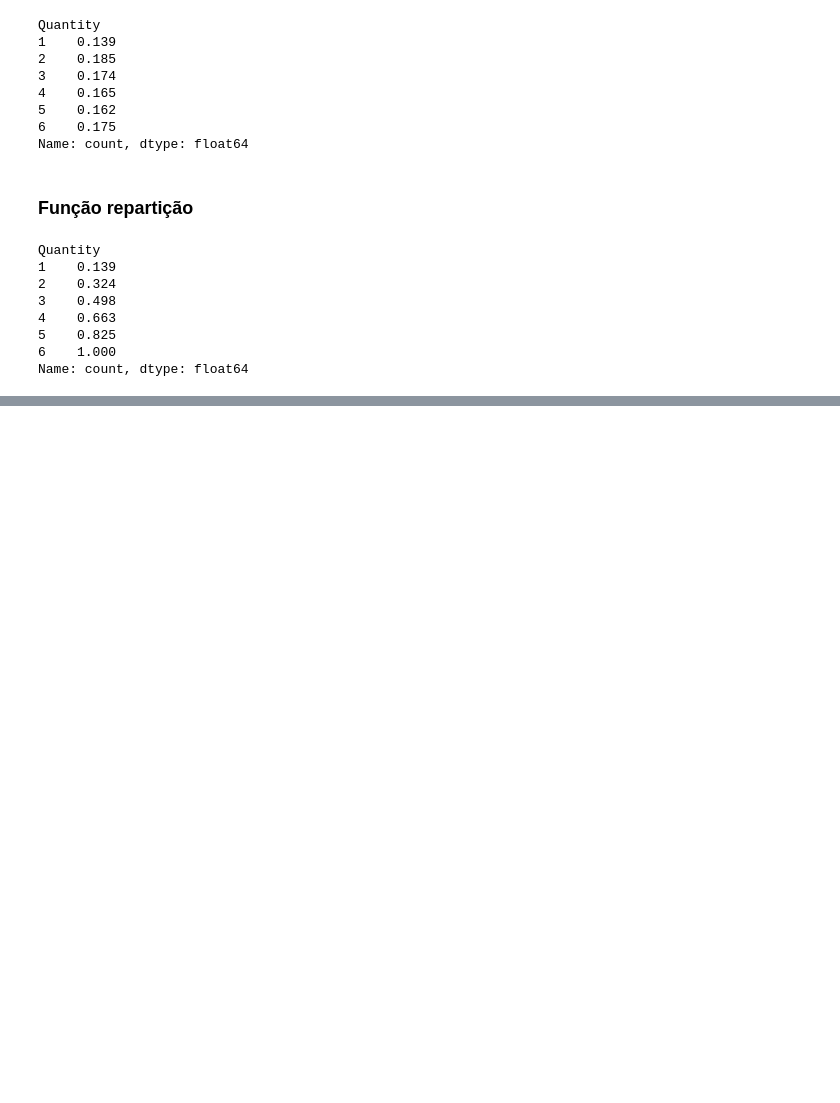
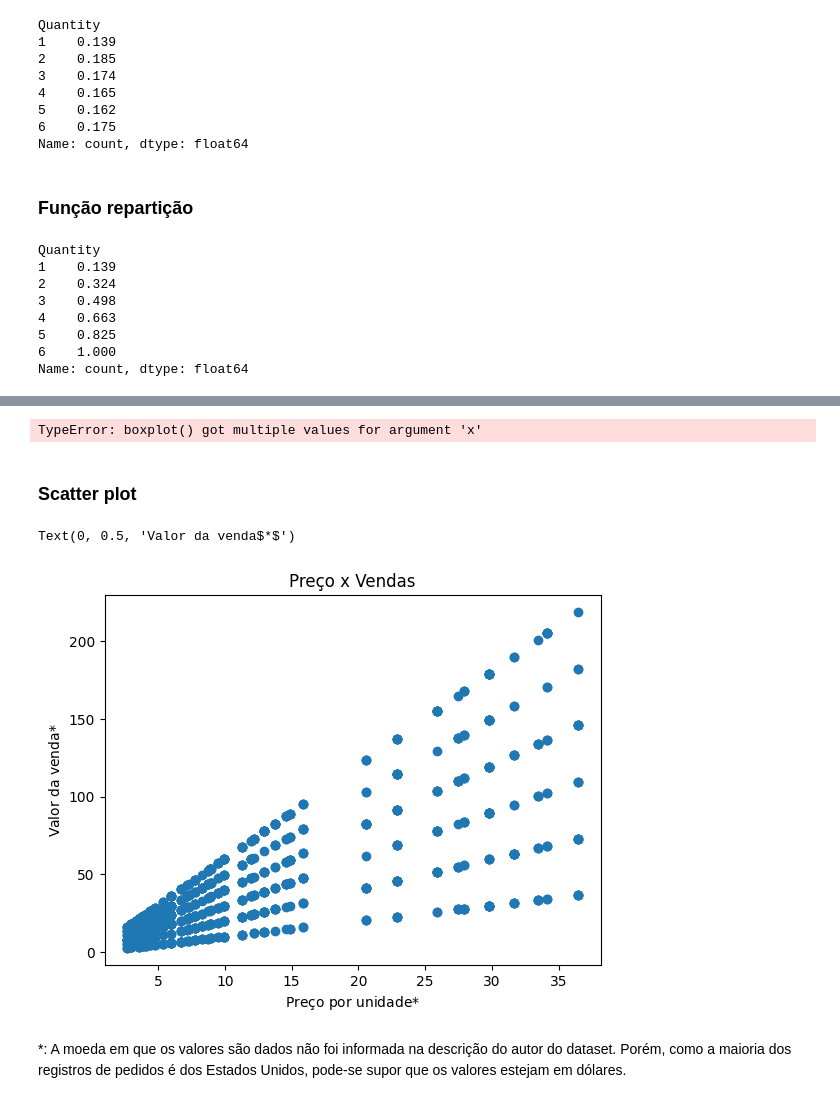
Before and after one commit to mfnp14/pgd_data_engineering_and_analytics, a Jupyter notebook: statistics/coffee_analysis.ipynb, the cells around one changed output, grey strips where cells are left out. Saved outputs shown, nothing was run; the diff lists cells and outputs as text; code cells hidden in the pictures; blank space fills up the shorter version.

```diff
--- a/statistics/coffee_analysis.ipynb
+++ b/statistics/coffee_analysis.ipynb
@@ -211,0 +244,19 @@ Name: count, dtype: float64
+# %%
+import plotly.express as px
+
+fig = px.box(coffee_df, x="Coffee Type", y="Price per 100g")
+fig.show()
+# %% [output]
+TypeError: boxplot() got multiple values for argument 'x'
+# %% [markdown]
+### Scatter plot
+# %%
+plt.scatter(coffee_df["Unit Price_products"], coffee_df["Sales"])
+plt.title("Preço x Vendas")
+plt.xlabel("Preço por unidade$*$")
+plt.ylabel("Valor da venda$*$")
+# %% [output]
+Text(0, 0.5, 'Valor da venda$*$')
+[figure, added]
+# %% [markdown]
+\*: A moeda em que os valores são dados não foi informada na descrição do autor do dataset. Porém, como a maioria dos registros de pedidos é dos Estados Unidos, pode-se supor que os valores estejam em dólares.
```
Also changed, not shown: parts of 3 cells of this notebook.
